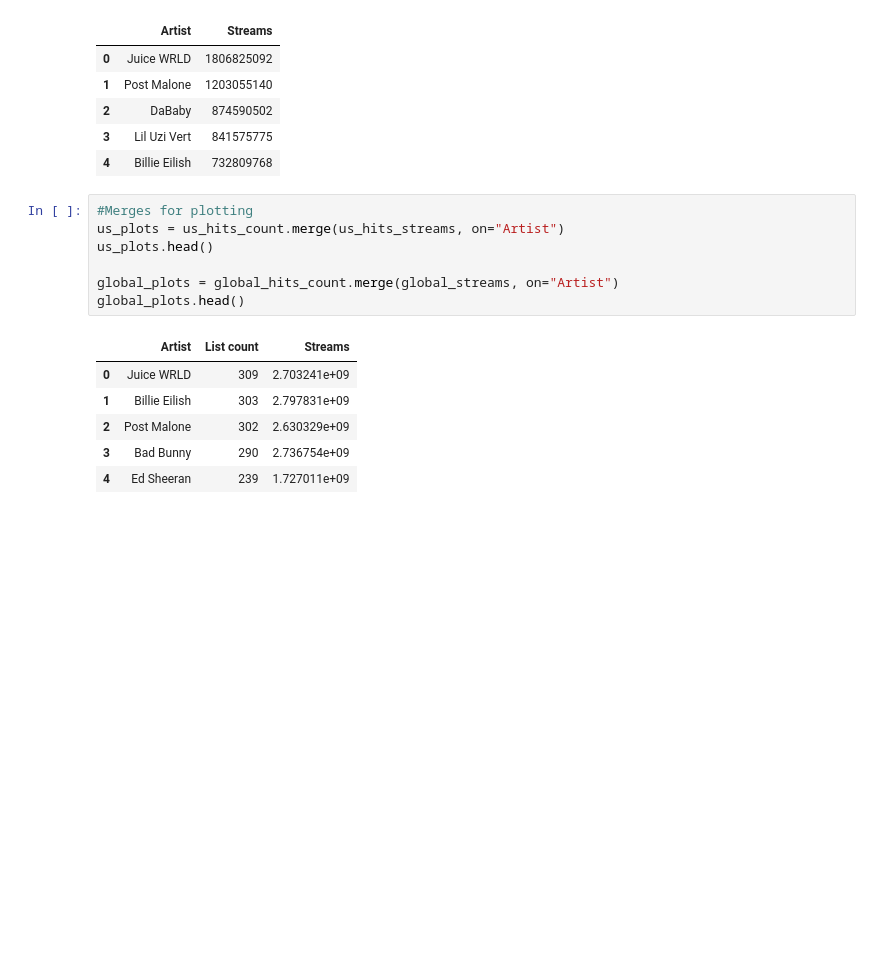
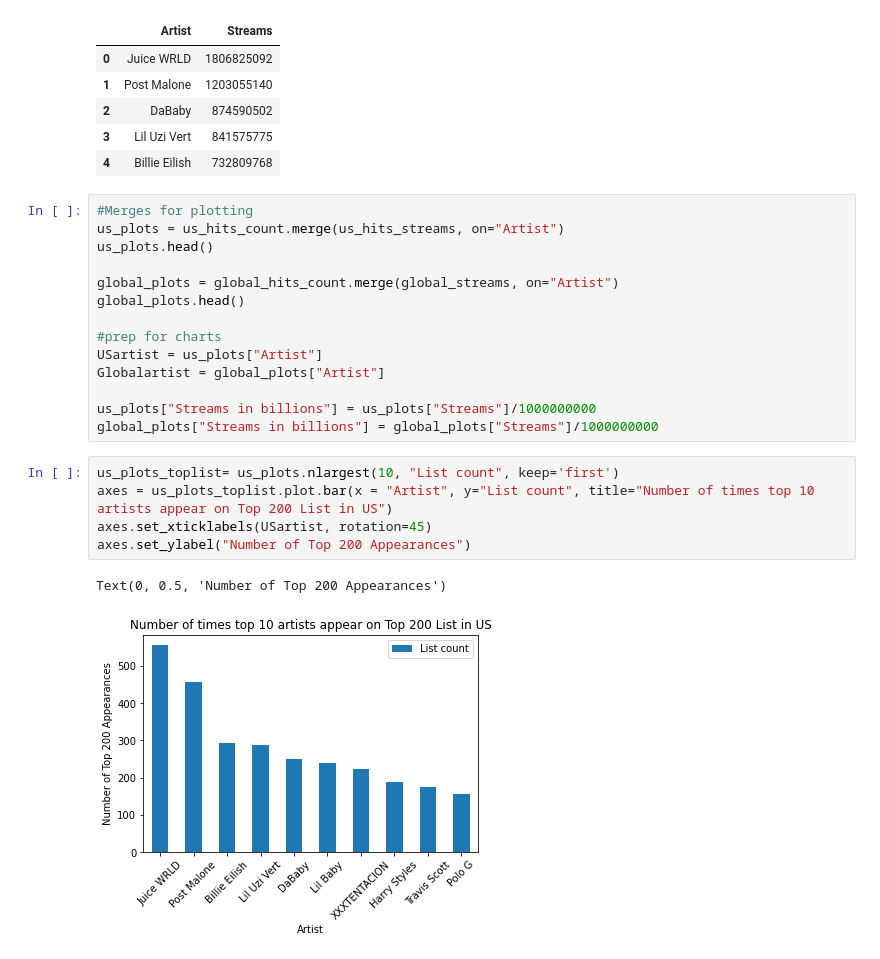
Before and after one commit to melissapeck88/Spotify-analysis, a Jupyter notebook: Most popular artists.ipynb, the cells around one changed output. Saved outputs shown, nothing was run; the diff lists cells and outputs as text; blank space fills up the shorter version.

```diff
--- a/Most popular artists.ipynb
+++ b/Most popular artists.ipynb
@@ -136,10 +136,18 @@ us_plots.head()
 
 global_plots = global_hits_count.merge(global_streams, on="Artist")
 global_plots.head()
+
+#prep for charts
+USartist = us_plots["Artist"]
+Globalartist = global_plots["Artist"]
+
+us_plots["Streams in billions"] = us_plots["Streams"]/1000000000
+global_plots["Streams in billions"] = global_plots["Streams"]/1000000000
-# %% [output]
-|  | Artist | List count | Streams |
-| 0 | Juice WRLD | 309 | 2.703241e+09 |
-| 1 | Billie Eilish | 303 | 2.797831e+09 |
-| 2 | Post Malone | 302 | 2.630329e+09 |
-| 3 | Bad Bunny | 290 | 2.736754e+09 |
-| 4 | Ed Sheeran | 239 | 1.727011e+09 |
+# %%
+us_plots_toplist= us_plots.nlargest(10, "List count", keep='first')
+axes = us_plots_toplist.plot.bar(x = "Artist", y="List count", title="Number of times top 10 artists appear on Top 200 List in US")
+axes.set_xticklabels(USartist, rotation=45)
+axes.set_ylabel("Number of Top 200 Appearances")
+# %% [output]
+Text(0, 0.5, 'Number of Top 200 Appearances')
+[figure, added]
```
Also changed, not shown: parts of 5 cells of this notebook.
